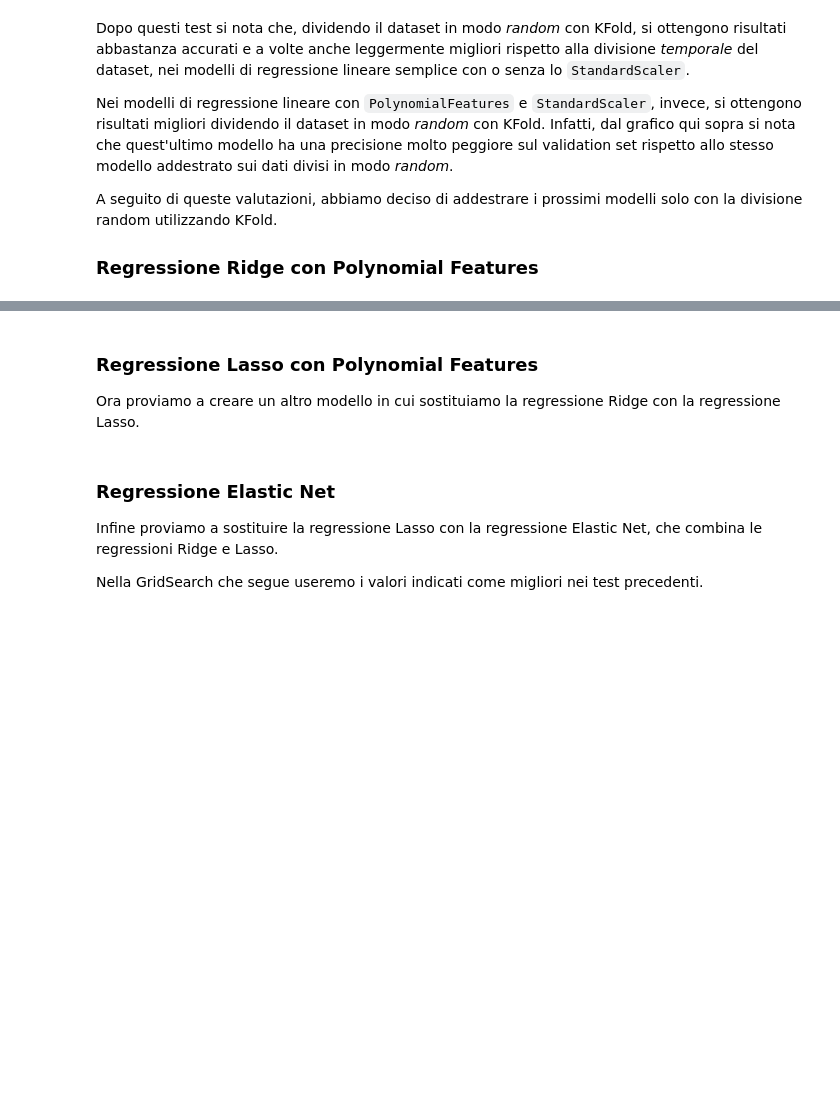
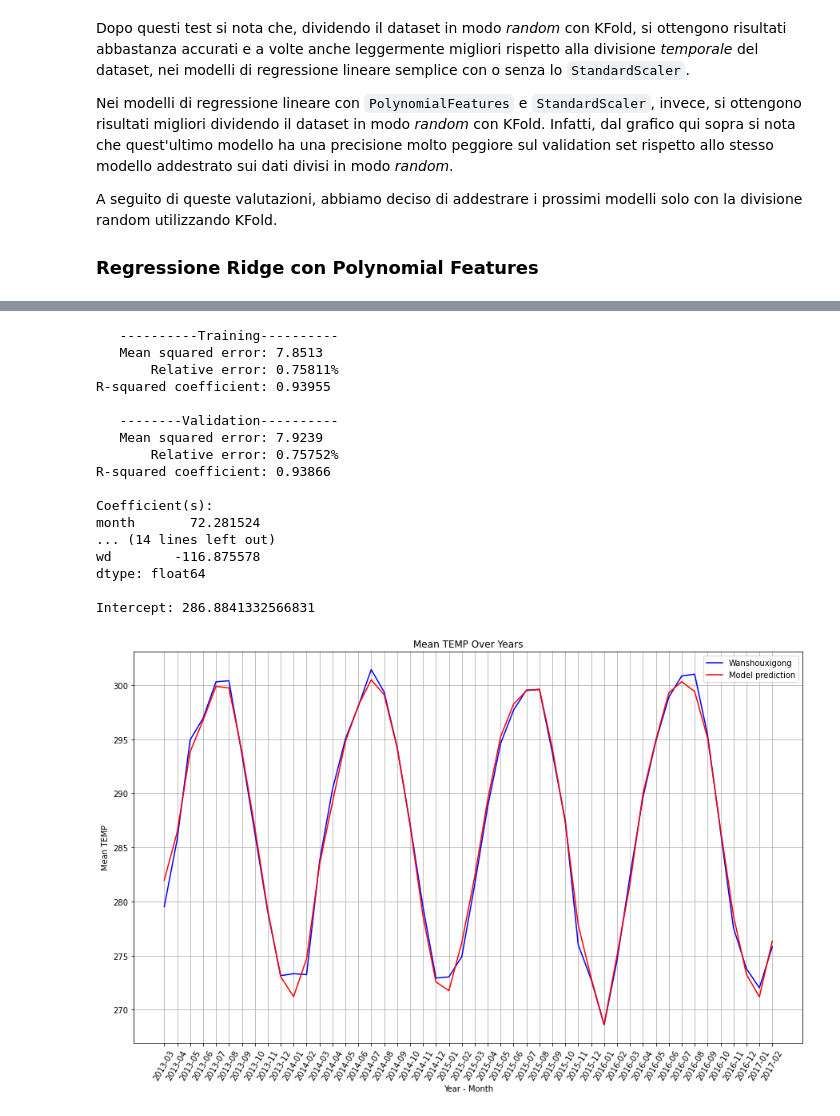
Before and after one commit to jackprb/beijing-air-quality, a Jupyter notebook: air-quality.ipynb, the cells around one changed output, grey strips where cells are left out. Cells and saved outputs as stored; diff of their text form; code cells hidden in the pictures; blank space fills up the shorter version.

```diff
--- a/air-quality.ipynb
+++ b/air-quality.ipynb
@@ -745,8 +802,8 @@ model = Pipeline([
     ("regr", Ridge())
 ])
 grid = {
-    "poly__degree": [2, 3, 4],
-    "regr__alpha": [0.1, 1, 10],
+    "poly__degree": [2, 3],
+    "regr__alpha": [0.01, 0.1, 1],
 }
 gs3 = GridSearchCV(model, grid, cv=kf, refit=True)
 gs3.fit(X_train, y_train);
@@ -754,12 +815,27 @@ gs3.best_params_
 # %%
 resGs3 = print_eval_all(X_train, y_train, X_val, y_val, gs3.best_estimator_)
-print_coeff_intercept_gs(gs3, 'regr')
+print_coeff_intercept_gs(gs3, 'regr', X)
 plotMeanFeatureByDateAndCity("TEMP", data_wan, dict_names["Wans"], getPredictions(X, gs3.best_estimator_))
 
 #best_ridge = gs3.best_estimator_.named_steps['regr']
 #ridge_coefficients = best_ridge.coef_[:X.shape[1]]
 #pd.Series(ridge_coefficients, index=X.columns).sort_values(ascending=False)
+# %% [output]
+   ----------Training----------
+   Mean squared error: 7.8513
+       Relative error: 0.75811%
+R-squared coefficient: 0.93955
+
+   --------Validation----------
+   Mean squared error: 7.9239
+       Relative error: 0.75752%
+R-squared coefficient: 0.93866
+
+Coefficient(s):
+month       72.281524
+... (14 lines left out)
+wd        -116.875578
+dtype: float64
+
+Intercept: 286.8841332566831
+[figure, added]
-# %% [markdown]
-### Regressione Lasso con Polynomial Features
-
-Ora proviamo a creare un altro modello in cui sostituiamo la regressione Ridge con la regressione Lasso.
@@ -788,6 +841,0 @@ plotMeanFeatureByDateAndCity("TEMP", data_wan, dict_names["Wans"], getPrediction
-# %% [markdown]
-### Regressione Elastic Net
-
-Infine proviamo a sostituire la regressione Lasso con la regressione Elastic Net, che combina le regressioni Ridge e Lasso.
-
-Nella GridSearch che segue useremo i valori indicati come migliori nei test precedenti.
```
Also changed, not shown: parts of 68 cells of this notebook.
